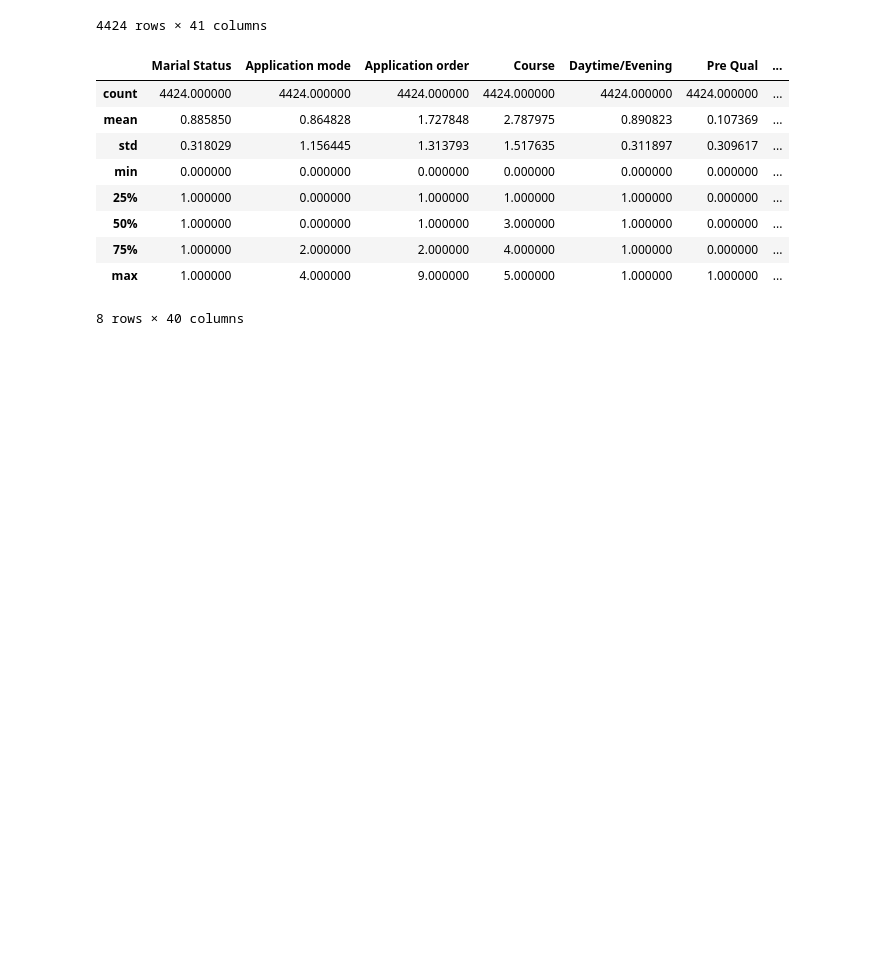
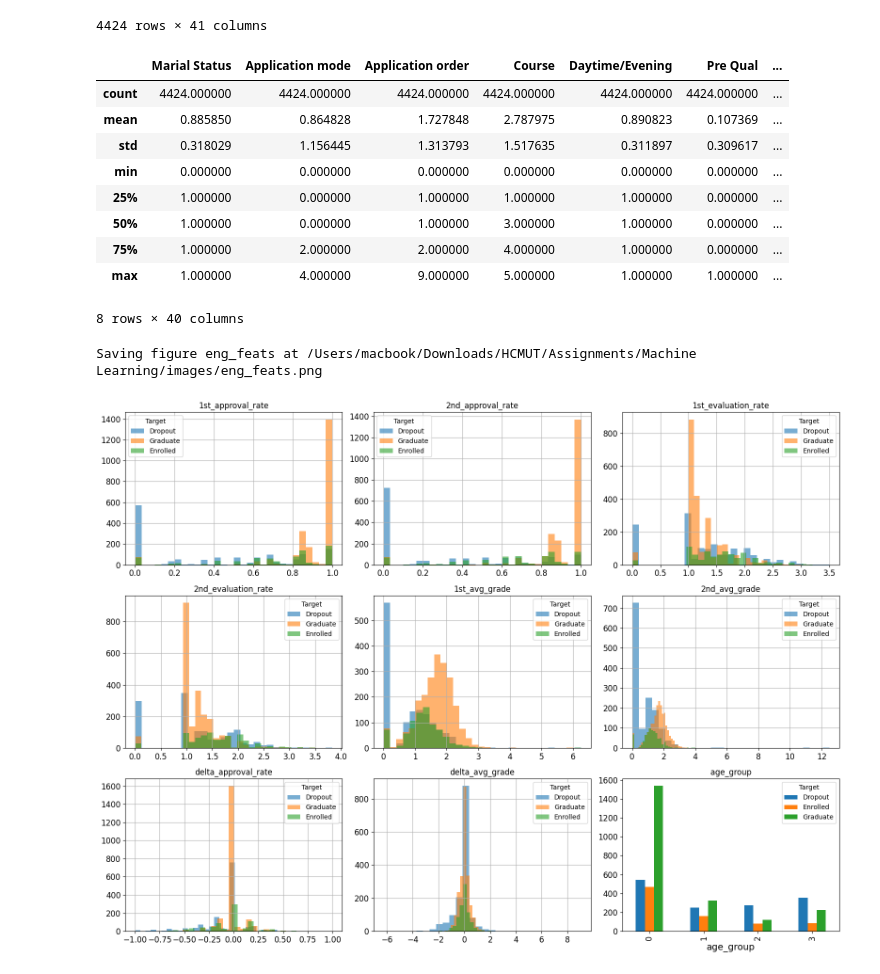
Before and after one commit to doxncwfn/mlassignmenthcmut, a Jupyter notebook: src/preprocess.ipynb, the cells around one changed output. Saved outputs shown, nothing was run; the diff lists cells and outputs as text; code cells hidden in the pictures; blank space fills up the shorter version.

```diff
--- a/src/preprocess.ipynb
+++ b/src/preprocess.ipynb
@@ -398,3 +377,37 @@ df_eng.describe()
 | 75% | 1.000000 | 2.000000 | 2.000000 | 4.000000 | 1.000000 | 0.000000 | ... |
 | max | 1.000000 | 4.000000 | 9.000000 | 5.000000 | 1.000000 | 1.000000 | ... |
 8 rows × 40 columns
+# %%
+new_feature_cols = [
+    '1st_approval_rate', '2nd_approval_rate',
+    '1st_evaluation_rate', '2nd_evaluation_rate',
+    '1st_avg_grade', '2nd_avg_grade',
+    'delta_approval_rate', 'delta_avg_grade',
+    'age_group'
+]
+
+fig, axs = plt.subplots(3, 3, figsize=(16, 12))
+axs = axs.flatten()
+
+for i, col in enumerate(new_feature_cols):
+    ax = axs[i]
+    # Show by Target: plot distribution/histogram per Target class
+    unique_targets = df_eng['Target'].unique()
+    if df_eng[col].nunique() < 20:
+        # Categorical/discrete: bar by subgroups
+        value_counts = df_eng.groupby('Target')[col].value_counts().unstack(fill_value=0).sort_index(axis=1)
+        value_counts.T.plot(kind='bar', ax=ax)
+        ax.legend(title='Target')
+    else:
+        # Continuous: histogram for each target
+        for target in unique_targets:
+            df_eng[df_eng['Target'] == target][col].hist(
+                bins=30, alpha=0.6, ax=ax, label=str(target)
+            )
+        ax.legend(title='Target')
+    ax.set_title(col)
+plt.tight_layout()
+save_fig('eng_feats')
+# %% [output]
+Saving figure eng_feats at /Users/macbook/Downloads/HCMUT/Assignments/Machine Learning/images/eng_feats.png
+[figure, added]
```
Also changed, not shown: parts of 3 cells of this notebook, 6 other files.
